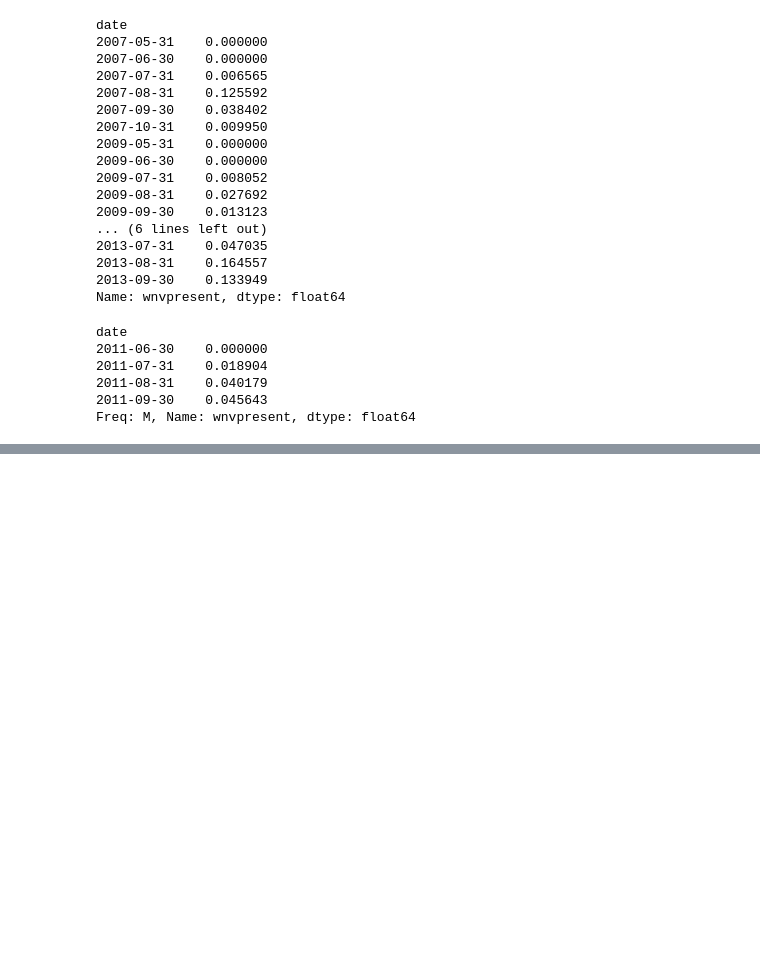
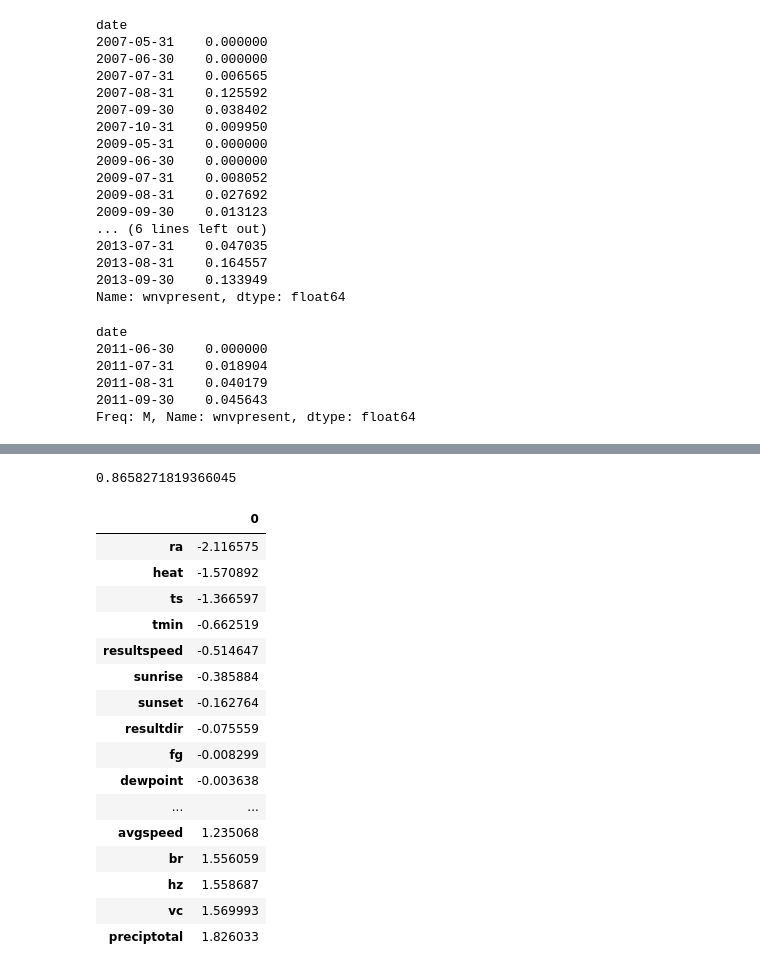
Before and after one commit to msamhz/GA-Project_4, a Jupyter notebook: code/test_data.ipynb, the cells around one changed output, grey strips where cells are left out. Drawn from its saved outputs; the diff is of its cells as text; code cells hidden in the pictures; blank space fills up the shorter version.

Commit message:
Changes to personal test_data

```diff
--- a/code/test_data.ipynb
+++ b/code/test_data.ipynb
@@ -691,0 +727,6 @@ Freq: M, Name: wnvpresent, dtype: float64
+# %%
+x = train_1[['tmin', 'tavg', 'dewpoint', 'wetbulb', 'heat', 'cool',
+       'preciptotal', 'stnpressure', 'sealevel', 'resultspeed', 'resultdir',
+       'avgspeed', 'sunrise', 'sunset', 'bc', 'br', 'dz', 'fg', 'fg+',
+       'fu', 'hz', 'mi', 'ra', 'sn', 'sq', 'ts', 'vc']]
+y = train_1['hl']
@@ -691,0 +738,6 @@ Freq: M, Name: wnvpresent, dtype: float64
+# %%
+# Step 2: Instantiate our model.
+logreg = LogisticRegression()
+
+# Step 3: Fit our model.
+logreg.fit(x, y)
@@ -691,0 +753,25 @@ Freq: M, Name: wnvpresent, dtype: float64
+# %%
+logreg.score(x, y)
+# %% [output]
+0.8658271819366045
+# %%
+pd.DataFrame(data = logreg.coef_,
+             columns = list(x.columns)).T.sort_values(0)
+# %% [output]
+|  | 0 |
+| ra | -2.116575 |
+| heat | -1.570892 |
+| ts | -1.366597 |
+| tmin | -0.662519 |
+| resultspeed | -0.514647 |
+| sunrise | -0.385884 |
+| sunset | -0.162764 |
+| resultdir | -0.075559 |
+| fg | -0.008299 |
+| dewpoint | -0.003638 |
+| ... | ... |
+| avgspeed | 1.235068 |
+| br | 1.556059 |
+| hz | 1.558687 |
+| vc | 1.569993 |
+| preciptotal | 1.826033 |
```
Also changed, not shown: parts of 14 cells of this notebook.
